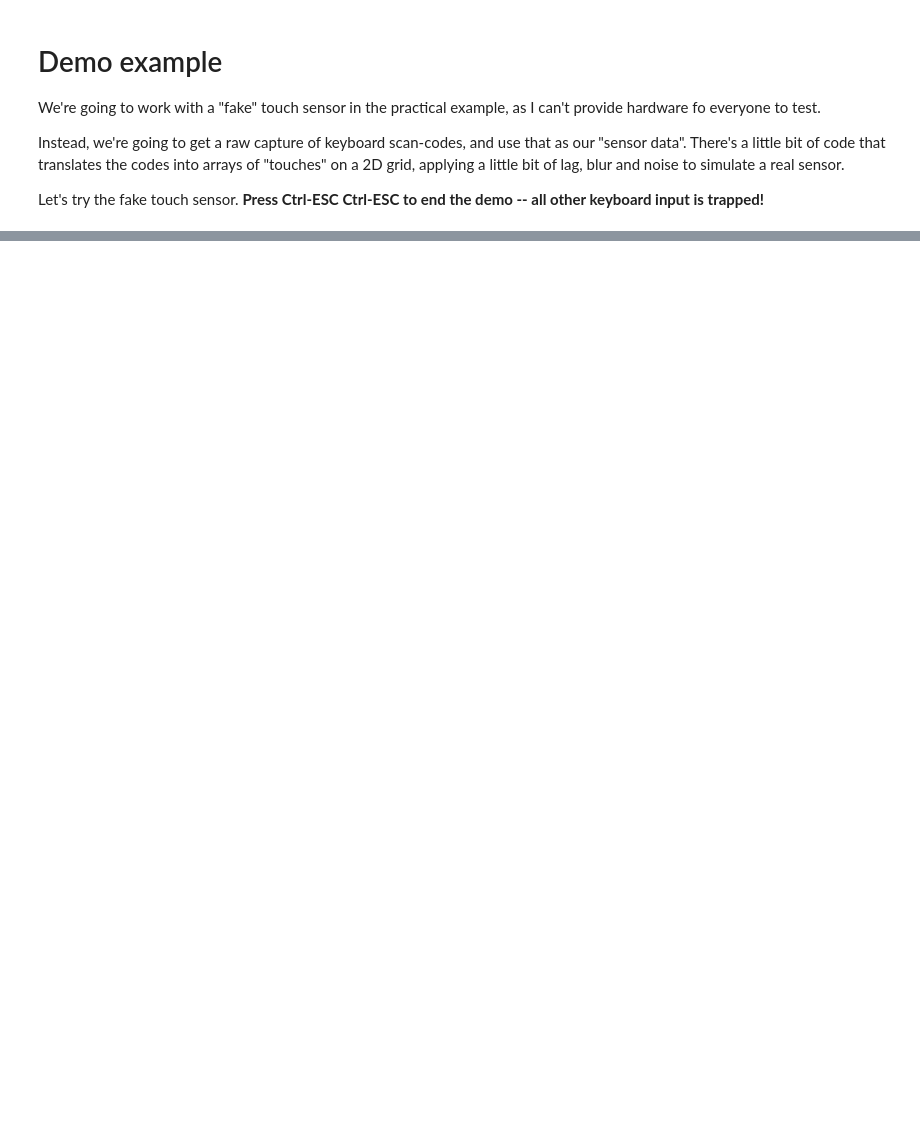
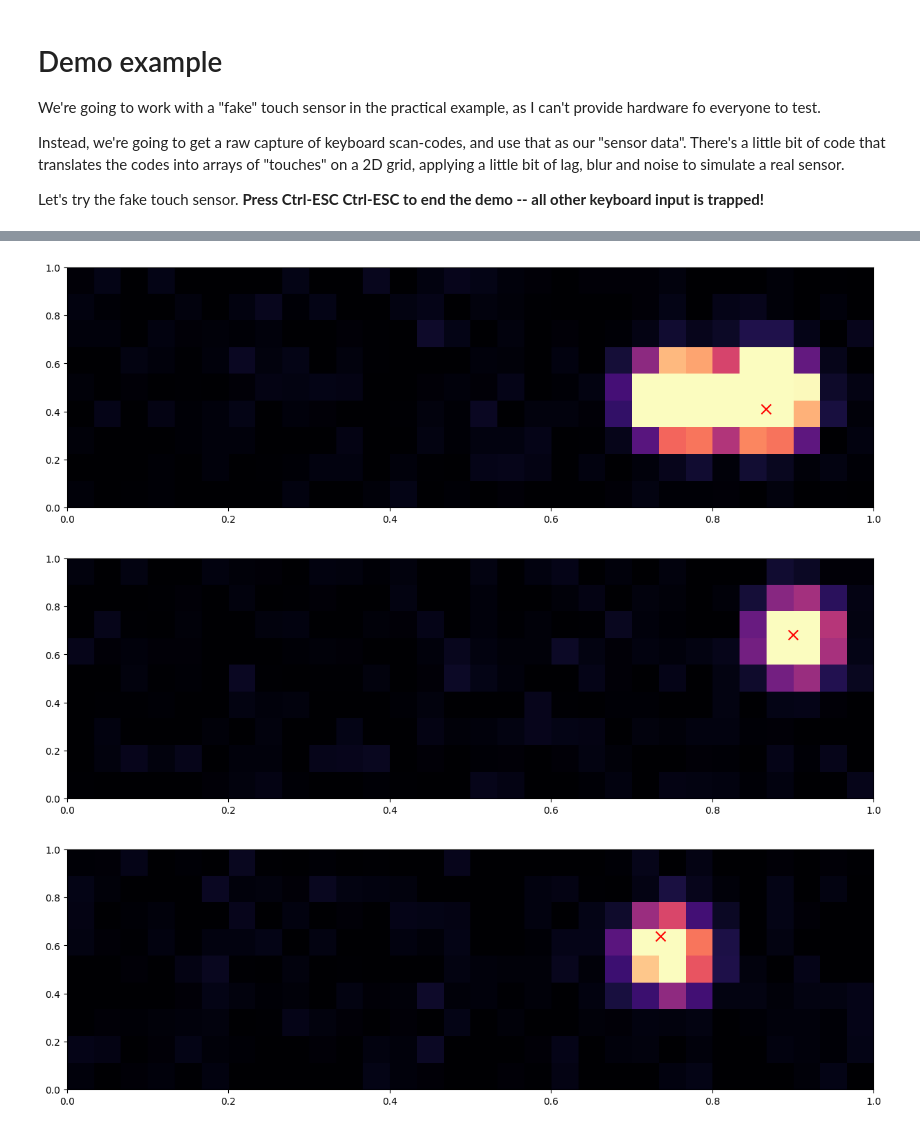
Before and after one commit to johnhw/cix_2024, a Jupyter notebook: 01_Introduction.ipynb, the cells around one changed output, grey strips where cells are left out. Drawn from its saved outputs; the diff is of its cells as text; code cells hidden in the pictures; blank space fills up the shorter version.

```diff
--- a/01_Introduction.ipynb
+++ b/01_Introduction.ipynb
@@ -169,0 +201,20 @@ We're going to model the "fist-pointer" -- mashing your fist across the keyboard
+# %%
+
+data = np.loadtxt("data/clean.csv", delimiter=",").astype(np.float32)
+# %%
+# split the features from the targets
+data_features, data_targets = data[:, :-2], data[:, -2:]
+# split into test and train
+X_train, X_test, y_train, y_test = train_test_split(data_features, data_targets, test_size=0.2, random_state=42)
+# %%
+# validate that the data looks sensible!
+for i in range(3):
+    fig, ax = plt.subplots(figsize=(15, 4.5))
+    row_ix = np.random.randint(0, data_features.shape[0])
+    # fit image to 0,1 coordinate space
+    ax.imshow(data_features[row_ix].reshape(9, 30), cmap='magma', aspect='auto', extent=[0, 1, 0, 1], vmin=0, vmax=1, origin='lower')
+    ax.scatter(data_targets[row_ix,0], data_targets[row_ix,1], color='red', marker='x', s=100)
+# %% [output]
+[figure, added]
+[figure, added]
+[figure, added]
```
Also changed, not shown: parts of 37 cells of this notebook, 9 other files.
